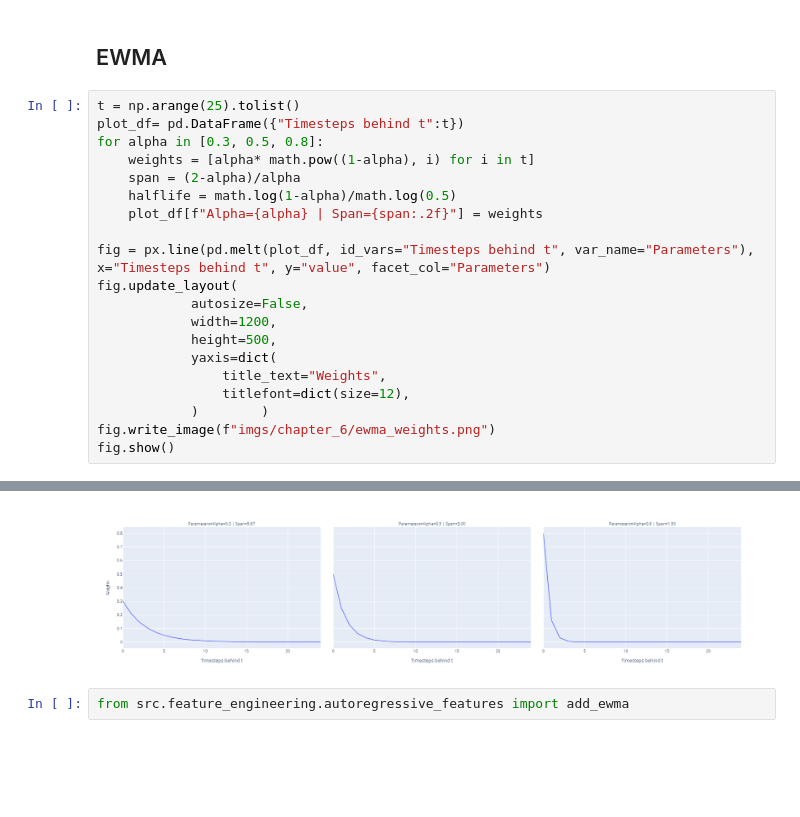
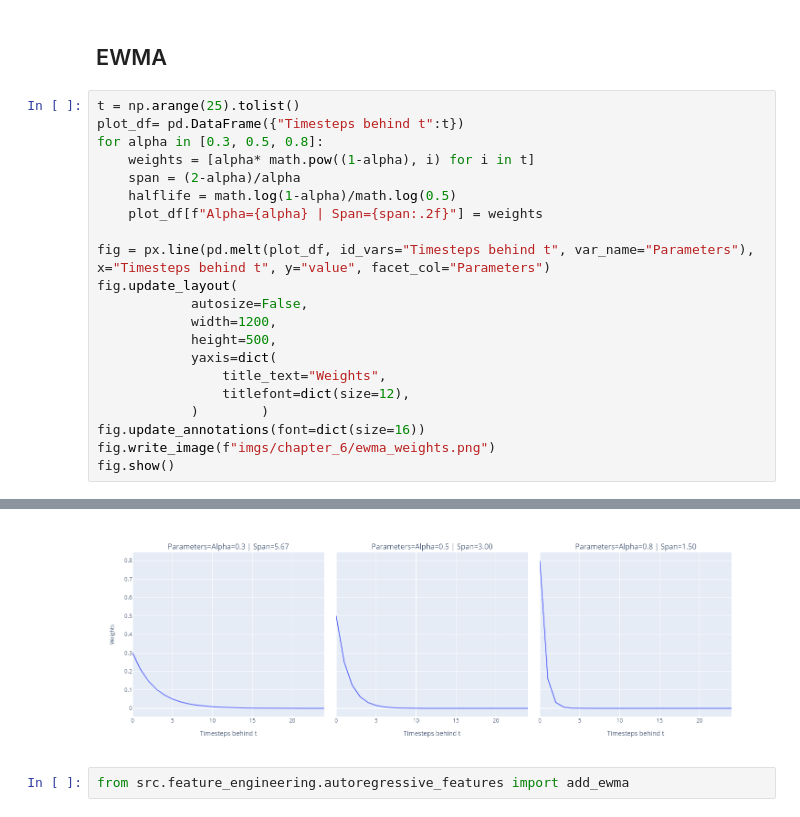
Before and after one commit to PacktPublishing/Modern-Time-Series-Forecasting-with-Python, a Jupyter notebook: notebooks/Chapter06/01-Feature Engineering.ipynb, the cells around one changed output, grey strips where cells are left out. Saved outputs shown, nothing was run; the diff lists cells and outputs as text; blank space fills up the shorter version.

```diff
--- a/notebooks/Chapter06/01-Feature Engineering.ipynb
+++ b/notebooks/Chapter06/01-Feature Engineering.ipynb
@@ -78,26 +78,27 @@ Features Created: energy_consumption_48_seasonal_rolling_3_mean,energy_consumpti
 # %%
 t = np.arange(25).tolist()
 plot_df= pd.DataFrame({"Timesteps behind t":t})
 for alpha in [0.3, 0.5, 0.8]:
     weights = [alpha* math.pow((1-alpha), i) for i in t]
     span = (2-alpha)/alpha
     halflife = math.log(1-alpha)/math.log(0.5)
     plot_df[f"Alpha={alpha} | Span={span:.2f}"] = weights
 
 fig = px.line(pd.melt(plot_df, id_vars="Timesteps behind t", var_name="Parameters"), x="Timesteps behind t", y="value", facet_col="Parameters")
 fig.update_layout(
             autosize=False,
             width=1200,
             height=500,
             yaxis=dict(
                 title_text="Weights",
                 titlefont=dict(size=12),
             )        )
+fig.update_annotations(font=dict(size=16))
 fig.write_image(f"imgs/chapter_6/ewma_weights.png")
 fig.show()
 # %% [output]
 [interactive output not drawn]
-[figure, old version]
+[figure, new version]
 # %%
 from src.feature_engineering.autoregressive_features import add_ewma
 # %%
```
Also changed, not shown: 8 other files.
